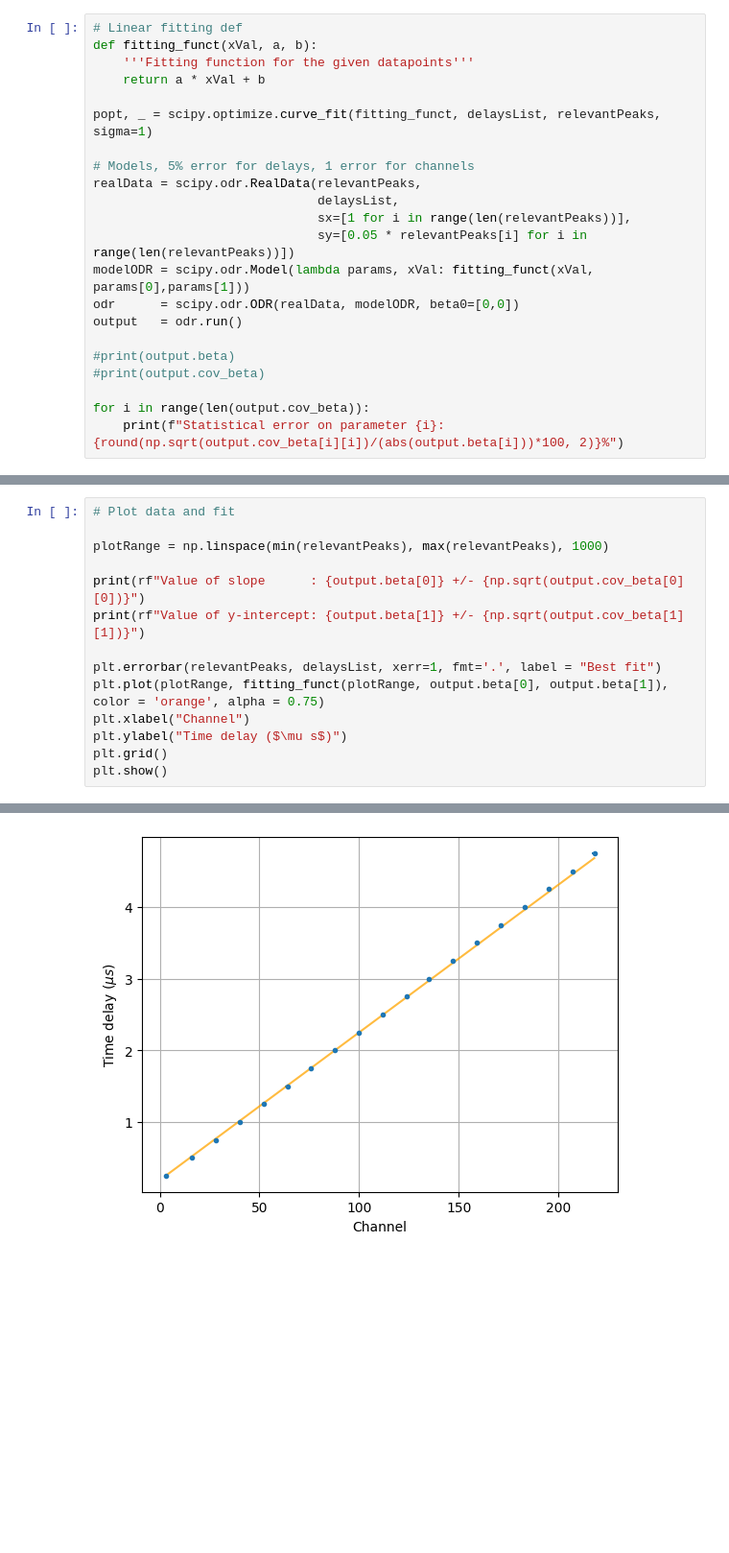
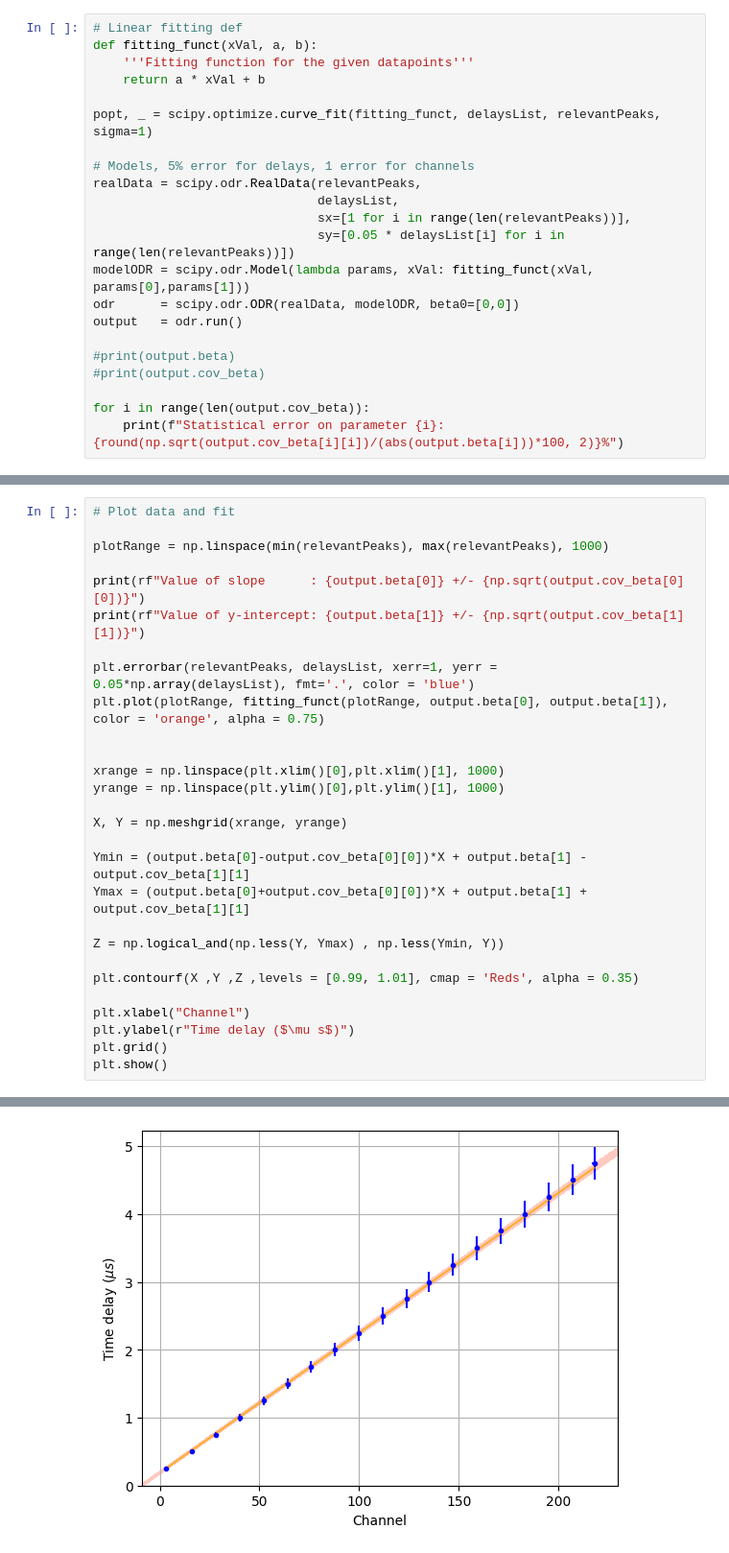
Before and after one commit to Aaryam/PLAE1_Experiment2, a Jupyter notebook: scripts/binConversion.ipynb, the cells around one changed output, grey strips where cells are left out. Shown at 96% size. Cells and saved outputs as stored; diff of their text form; blank space fills up the shorter version.

```diff
--- a/scripts/binConversion.ipynb
+++ b/scripts/binConversion.ipynb
@@ -56,7 +56,7 @@ popt, _ = scipy.optimize.curve_fit(fitting_funct, delaysList, relevantPeaks, sig
 realData = scipy.odr.RealData(relevantPeaks,
                               delaysList,
                               sx=[1 for i in range(len(relevantPeaks))],
-                              sy=[0.05 * relevantPeaks[i] for i in range(len(relevantPeaks))])
+                              sy=[0.05 * delaysList[i] for i in range(len(relevantPeaks))])
 modelODR = scipy.odr.Model(lambda params, xVal: fitting_funct(xVal, params[0],params[1]))
 odr      = scipy.odr.ODR(realData, modelODR, beta0=[0,0])
 output   = odr.run()
@@ -77,10 +77,24 @@ plotRange = np.linspace(min(relevantPeaks), max(relevantPeaks), 1000)
 print(rf"Value of slope      : {output.beta[0]} +/- {np.sqrt(output.cov_beta[0][0])}")
 print(rf"Value of y-intercept: {output.beta[1]} +/- {np.sqrt(output.cov_beta[1][1])}")
 
-plt.errorbar(relevantPeaks, delaysList, xerr=1, fmt='.', label = "Best fit")
+plt.errorbar(relevantPeaks, delaysList, xerr=1, yerr = 0.05*np.array(delaysList), fmt='.', color = 'blue')
 plt.plot(plotRange, fitting_funct(plotRange, output.beta[0], output.beta[1]), color = 'orange', alpha = 0.75)
+
+
+xrange = np.linspace(plt.xlim()[0],plt.xlim()[1], 1000)
+yrange = np.linspace(plt.ylim()[0],plt.ylim()[1], 1000)
+
+X, Y = np.meshgrid(xrange, yrange)
+
+Ymin = (output.beta[0]-output.cov_beta[0][0])*X + output.beta[1] - output.cov_beta[1][1]
+Ymax = (output.beta[0]+output.cov_beta[0][0])*X + output.beta[1] + output.cov_beta[1][1]
+
+Z = np.logical_and(np.less(Y, Ymax) , np.less(Ymin, Y))
+
+plt.contourf(X ,Y ,Z ,levels = [0.99, 1.01], cmap = 'Reds', alpha = 0.35)
+
 plt.xlabel("Channel")
-plt.ylabel("Time delay ($\mu s$)")
+plt.ylabel(r"Time delay ($\mu s$)")
 plt.grid()
 plt.show()
 # %% [output]
@@ -89 +103 @@ Value of y-intercept: 0.18736270172032943 +/- 0.15941232968035937
-[figure, old version]
+[figure, new version]
```
Also changed, not shown: parts of 4 cells of this notebook, 4 other files.
